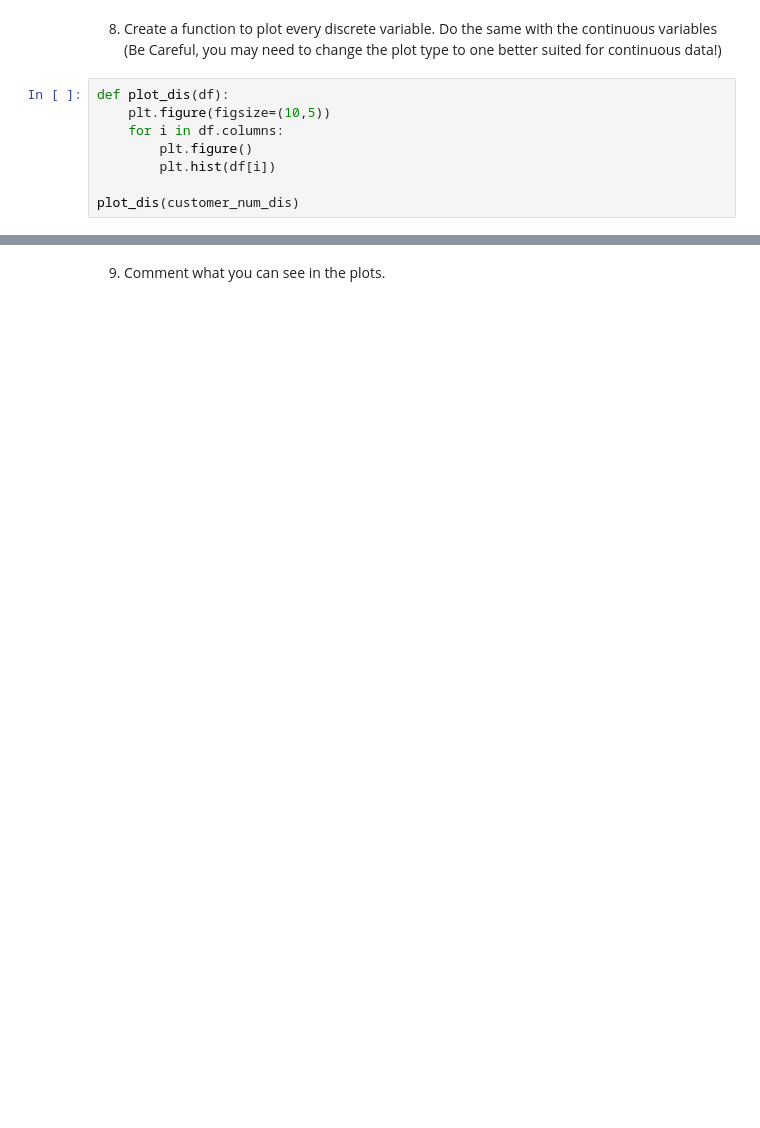
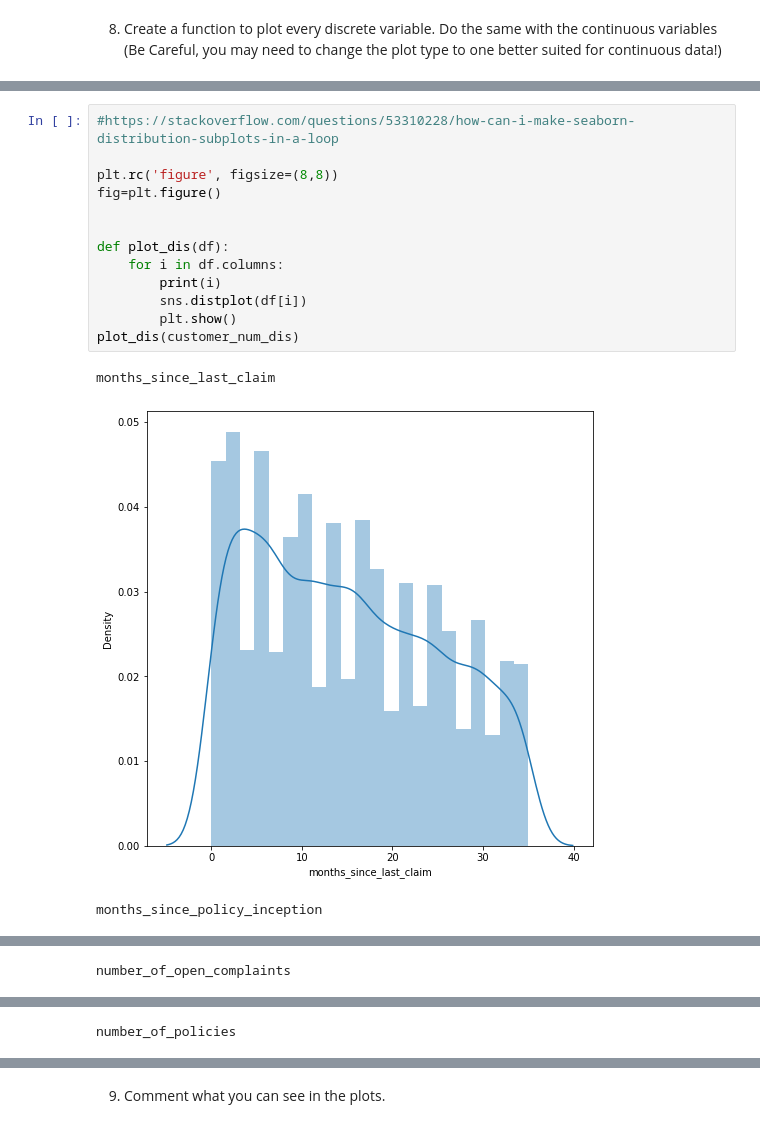
Before and after one commit to chrislacarte/lab-cleaning-numerical-data, a Jupyter notebook: main_notebook.ipynb, the cells around one changed output, grey strips where cells are left out. Cells and saved outputs as stored; diff of their text form; blank space fills up the shorter version.

```diff
--- a/main_notebook.ipynb
+++ b/main_notebook.ipynb
@@ -215,10 +224,2 @@ sns.heatmap(customer_num_con.corr(),annot=True)
 # %% [markdown]
 8. Create a function to plot every discrete variable.  Do the same with the continuous variables (Be Careful, you may need to change the plot type to one better suited for continuous data!)
-# %%
-def plot_dis(df):
-    plt.figure(figsize=(10,5))
-    for i in df.columns:
-        plt.figure()
-        plt.hist(df[i])
-
-plot_dis(customer_num_dis)
@@ -258,0 +226,17 @@ customer_num_con
+# %%
+#https://stackoverflow.com/questions/53310228/how-can-i-make-seaborn-distribution-subplots-in-a-loop
+
+plt.rc('figure', figsize=(8,8))
+fig=plt.figure()
+
+
+def plot_dis(df):
+    for i in df.columns:
+        print(i)
+        sns.distplot(df[i])
+        plt.show()
+plot_dis(customer_num_dis)
+# %% [output]
+months_since_last_claim
+[figure, added]
+months_since_policy_inception
@@ -258,0 +244 @@ customer_num_con
+number_of_open_complaints
@@ -258,0 +246 @@ customer_num_con
+number_of_policies
```
Also changed, not shown: parts of 81 cells of this notebook.
